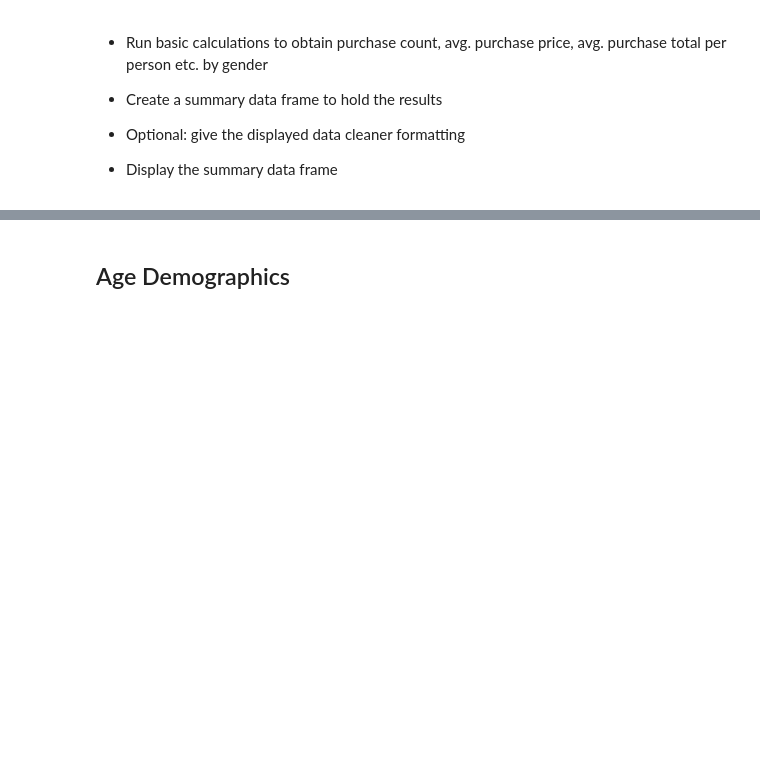
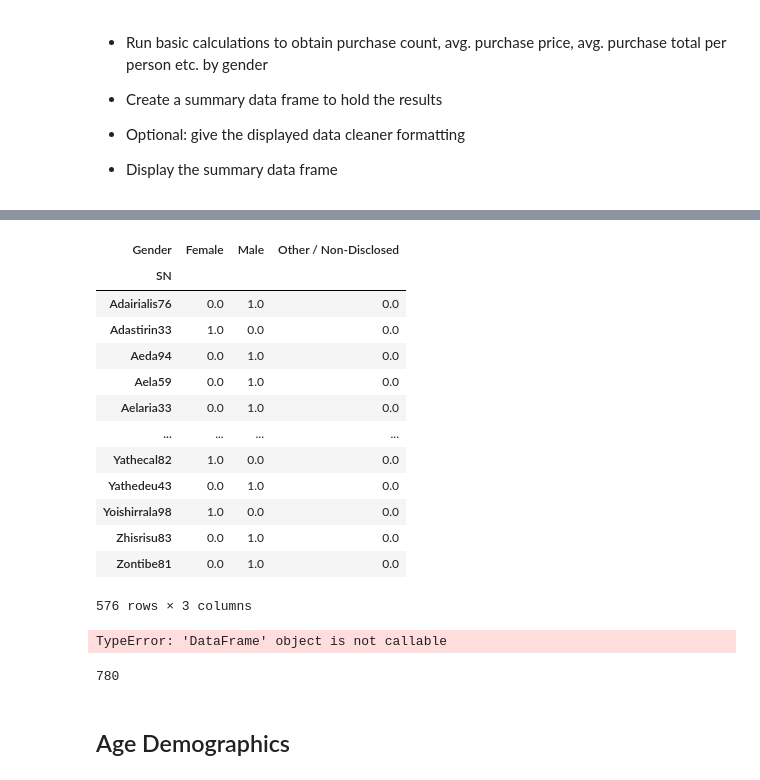
Before and after one commit to emersonmolett/Pandas-challenge, a Jupyter notebook: 04-Pandas/Instructions/HeroesOfPymoli/HeroesOfPymoli_starter.ipynb, the cells around one changed output, grey strips where cells are left out. Drawn from its saved outputs; the diff is of its cells as text; code cells hidden in the pictures; blank space fills up the shorter version.

Commit message:
worked on player count, number of unqiue items, avg purchase price, total number of purchases, total revenue. still working on updating & breaking out the gender demographics

```diff
--- a/04-Pandas/Instructions/HeroesOfPymoli/HeroesOfPymoli_starter.ipynb
+++ b/04-Pandas/Instructions/HeroesOfPymoli/HeroesOfPymoli_starter.ipynb
@@ -159,3 +205,29 @@ print(total_revenue)
+# %%
+pd.crosstab(purchase_data['SN'],purchase_data['Gender']).apply(lambda r: r/r.sum(), axis=1)
+# %% [output]
+| Gender | Female | Male | Other / Non-Disclosed |
+| SN |  |  |  |
+| Adairialis76 | 0.0 | 1.0 | 0.0 |
+| Adastirin33 | 1.0 | 0.0 | 0.0 |
+| Aeda94 | 0.0 | 1.0 | 0.0 |
+| Aela59 | 0.0 | 1.0 | 0.0 |
+| Aelaria33 | 0.0 | 1.0 | 0.0 |
+| ... | ... | ... | ... |
+| Yathecal82 | 1.0 | 0.0 | 0.0 |
+| Yathedeu43 | 0.0 | 1.0 | 0.0 |
+| Yoishirrala98 | 1.0 | 0.0 | 0.0 |
+| Zhisrisu83 | 0.0 | 1.0 | 0.0 |
+| Zontibe81 | 0.0 | 1.0 | 0.0 |
+576 rows × 3 columns
+# %%
+purchase_data("Gender").head()
+# %% [output]
+TypeError: 'DataFrame' object is not callable
+# %%
+male_purchases = len(purchase_data["Gender"] == "Male")
+print(male_purchases)
+# %% [output]
+780
 # %% [markdown]
 ## Age Demographics
 # %% [markdown]
```
Also changed, not shown: parts of 14 cells of this notebook.
